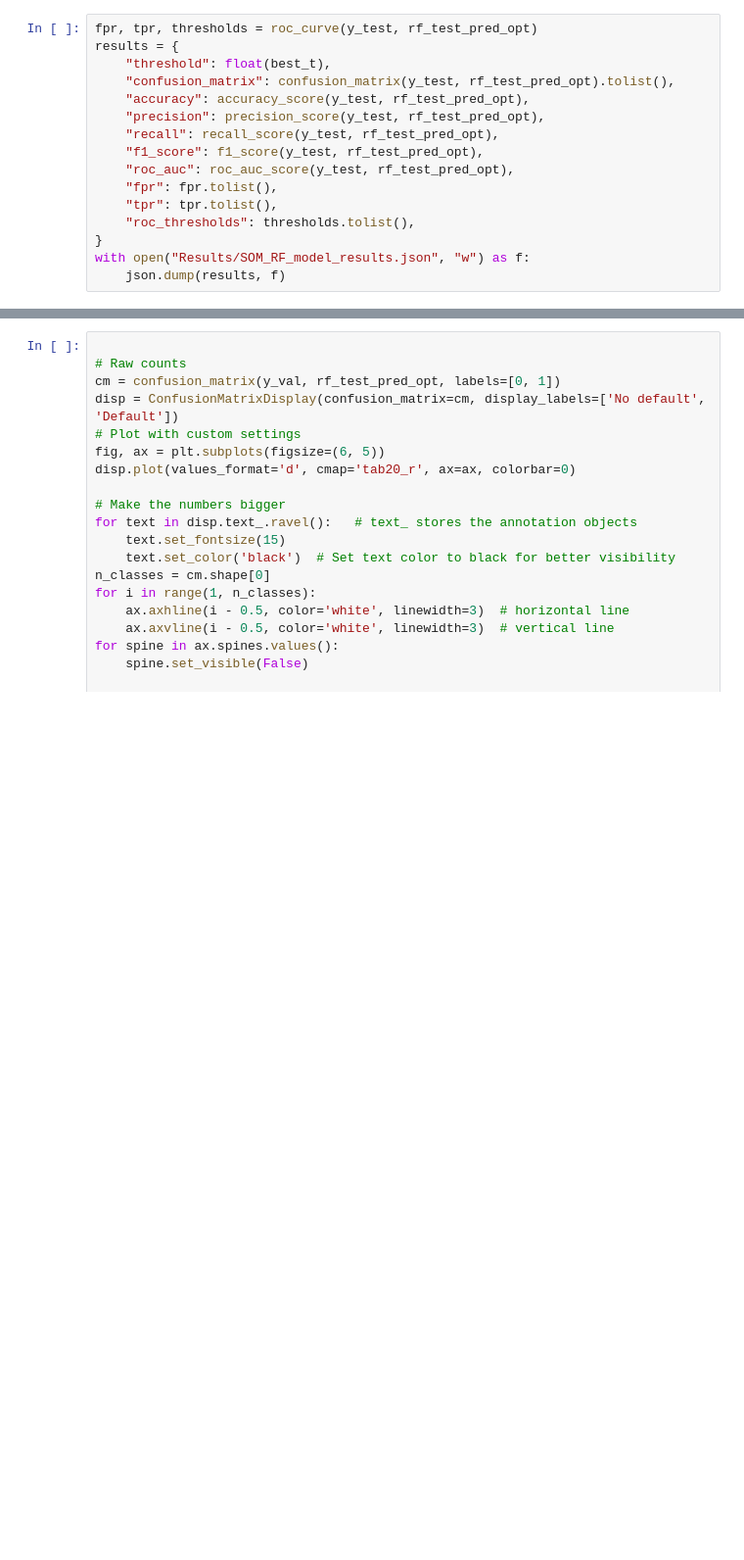
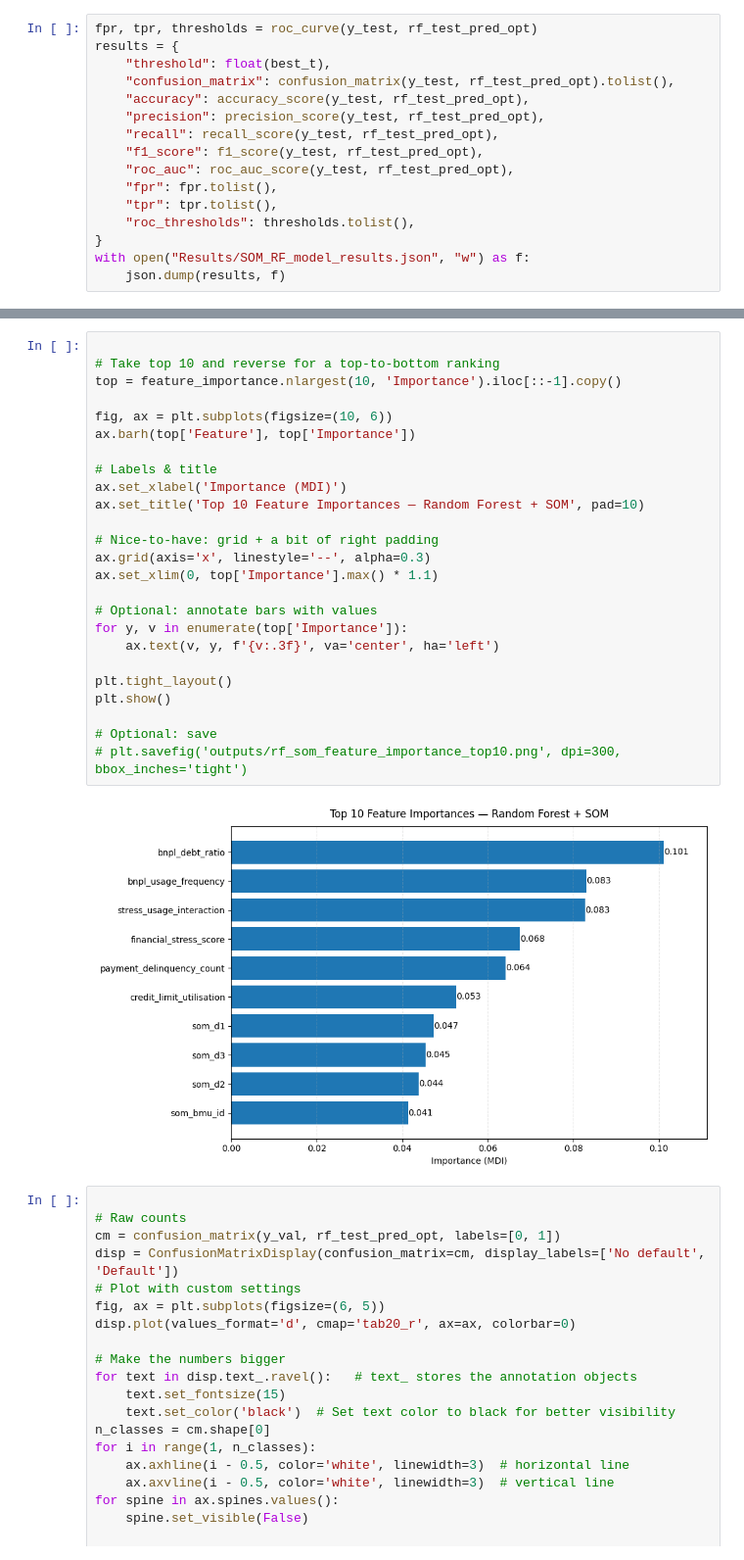
Before and after one commit to IsmailZei/Credit-Risk-Models-in-BNPL, a Jupyter notebook: SOM.ipynb, the cells around one changed output, grey strips where cells are left out. Shown at 98% size. Saved outputs shown, nothing was run; the diff lists cells and outputs as text; blank space fills up the shorter version.

```diff
--- a/SOM.ipynb
+++ b/SOM.ipynb
@@ -313,3 +359,30 @@ with open("Results/SOM_RF_model_results.json", "w") as f:
+# %%
+
+# Take top 10 and reverse for a top-to-bottom ranking
+top = feature_importance.nlargest(10, 'Importance').iloc[::-1].copy()
+
+fig, ax = plt.subplots(figsize=(10, 6))
+ax.barh(top['Feature'], top['Importance'])
+
+# Labels & title
+ax.set_xlabel('Importance (MDI)')
+ax.set_title('Top 10 Feature Importances — Random Forest + SOM', pad=10)
+
+# Nice-to-have: grid + a bit of right padding
+ax.grid(axis='x', linestyle='--', alpha=0.3)
+ax.set_xlim(0, top['Importance'].max() * 1.1)
+
+# Optional: annotate bars with values
+for y, v in enumerate(top['Importance']):
+    ax.text(v, y, f'{v:.3f}', va='center', ha='left')
+
+plt.tight_layout()
+plt.show()
+
+# Optional: save
+# plt.savefig('outputs/rf_som_feature_importance_top10.png', dpi=300, bbox_inches='tight')
+# %% [output]
+[figure, added]
 # %%
 
 # Raw counts
```
Also changed, not shown: parts of 7 cells of this notebook, 5 other files.
